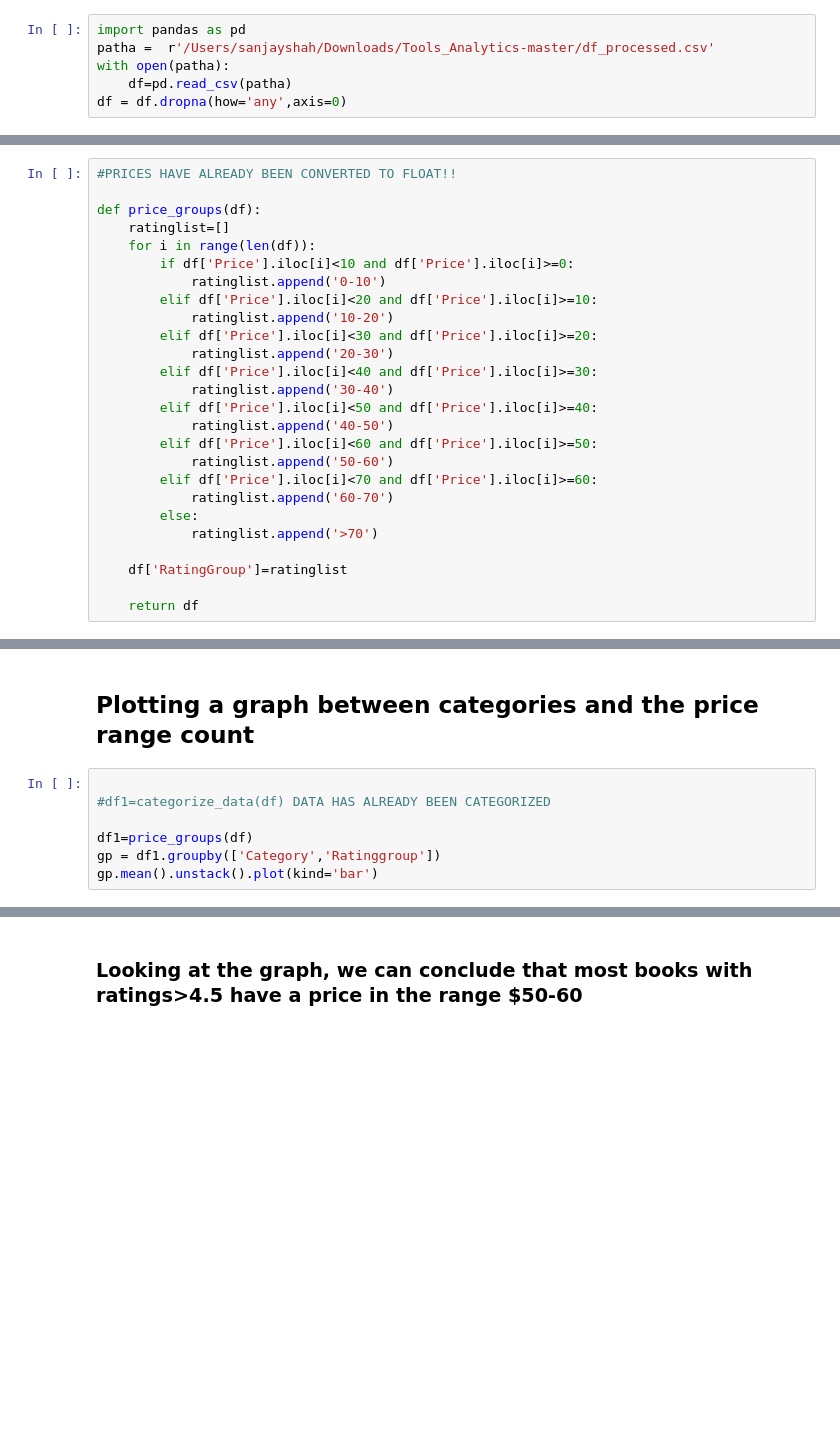
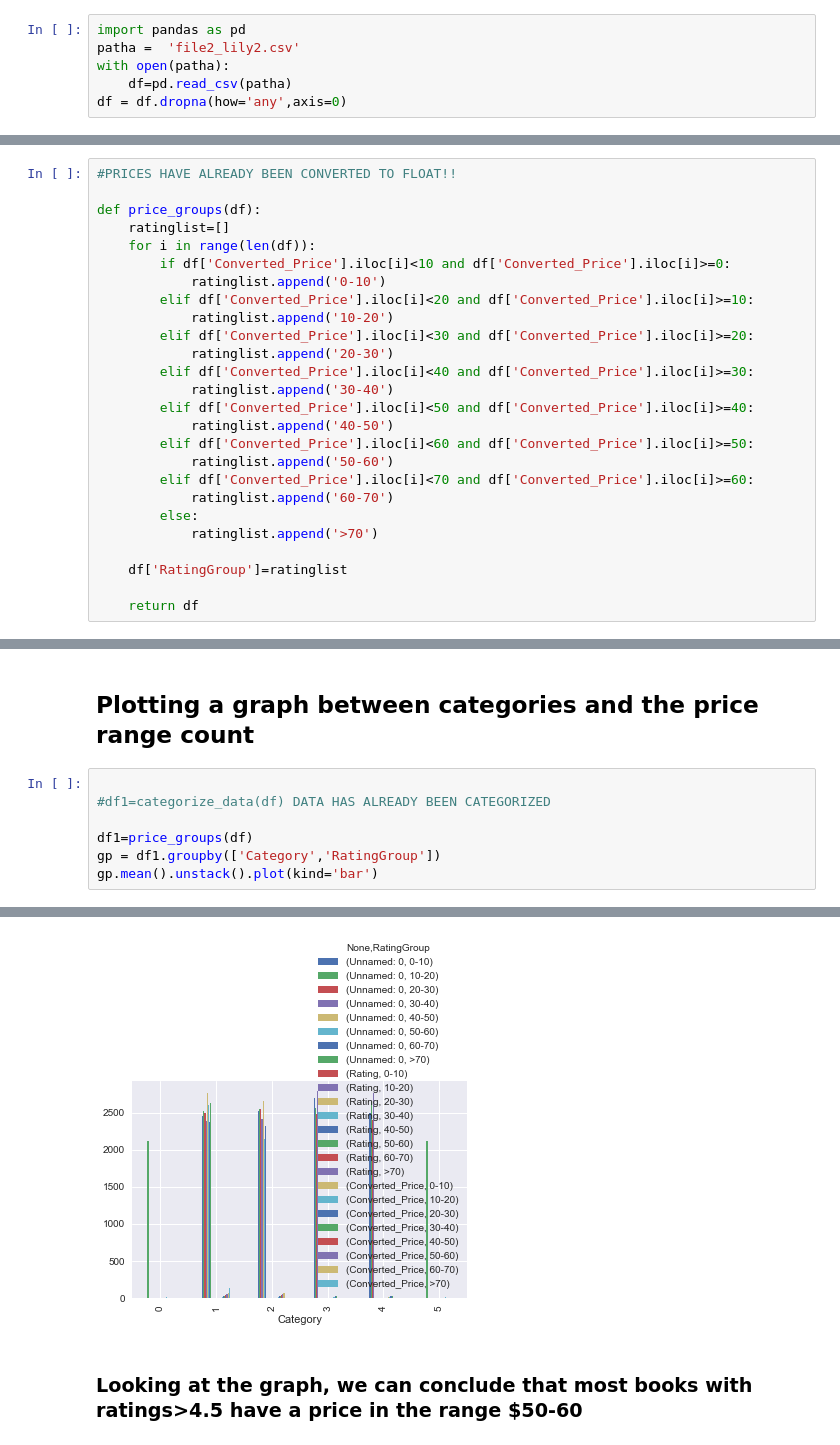
Before and after one commit to zeus1292/Tools_Analytics, a Jupyter notebook: FinalCode.ipynb, the cells around one changed output, grey strips where cells are left out. Drawn from its saved outputs; the diff is of its cells as text; blank space fills up the shorter version.

Commit message:
add packages and visualization and refine and functions

```diff
--- a/FinalCode.ipynb
+++ b/FinalCode.ipynb
@@ -170,7 +170,7 @@ fout.close()
 <h3> Read in df_processed</h3>
 # %%
 import pandas as pd
-patha =  r'/Users/sanjayshah/Downloads/Tools_Analytics-master/df_processed.csv'
+patha =  'file2_lily2.csv'
 with open(patha):
     df=pd.read_csv(patha)
 df = df.dropna(how='any',axis=0)
@@ -395,19 +443,19 @@ draw_Pie(df, "Category")
 def price_groups(df):
     ratinglist=[]
     for i in range(len(df)):
-        if df['Price'].iloc[i]<10 and df['Price'].iloc[i]>=0:
+        if df['Converted_Price'].iloc[i]<10 and df['Converted_Price'].iloc[i]>=0:
             ratinglist.append('0-10')
-        elif df['Price'].iloc[i]<20 and df['Price'].iloc[i]>=10:
+        elif df['Converted_Price'].iloc[i]<20 and df['Converted_Price'].iloc[i]>=10:
             ratinglist.append('10-20')
-        elif df['Price'].iloc[i]<30 and df['Price'].iloc[i]>=20:
+        elif df['Converted_Price'].iloc[i]<30 and df['Converted_Price'].iloc[i]>=20:
             ratinglist.append('20-30')
-        elif df['Price'].iloc[i]<40 and df['Price'].iloc[i]>=30:
+        elif df['Converted_Price'].iloc[i]<40 and df['Converted_Price'].iloc[i]>=30:
             ratinglist.append('30-40')
-        elif df['Price'].iloc[i]<50 and df['Price'].iloc[i]>=40:
+        elif df['Converted_Price'].iloc[i]<50 and df['Converted_Price'].iloc[i]>=40:
             ratinglist.append('40-50')
-        elif df['Price'].iloc[i]<60 and df['Price'].iloc[i]>=50:
+        elif df['Converted_Price'].iloc[i]<60 and df['Converted_Price'].iloc[i]>=50:
             ratinglist.append('50-60')
-        elif df['Price'].iloc[i]<70 and df['Price'].iloc[i]>=60:
+        elif df['Converted_Price'].iloc[i]<70 and df['Converted_Price'].iloc[i]>=60:
             ratinglist.append('60-70')
         else:
             ratinglist.append('>70')
@@ -422,5 +474,6 @@ def price_groups(df):
 #df1=categorize_data(df) DATA HAS ALREADY BEEN CATEGORIZED
 
 df1=price_groups(df)
-gp = df1.groupby(['Category','Ratinggroup'])
+gp = df1.groupby(['Category','RatingGroup'])
 gp.mean().unstack().plot(kind='bar')
+# %% [output]
@@ -427,3 +481,4 @@ gp.mean().unstack().plot(kind='bar')
+[figure, added]
 # %% [markdown]
 <h3>Looking at the graph, we can conclude that most books with ratings>4.5 have a price in the range $50-60</h3>
 # %% [markdown]
```
Also changed, not shown: parts of 14 cells of this notebook, 9 other files.
